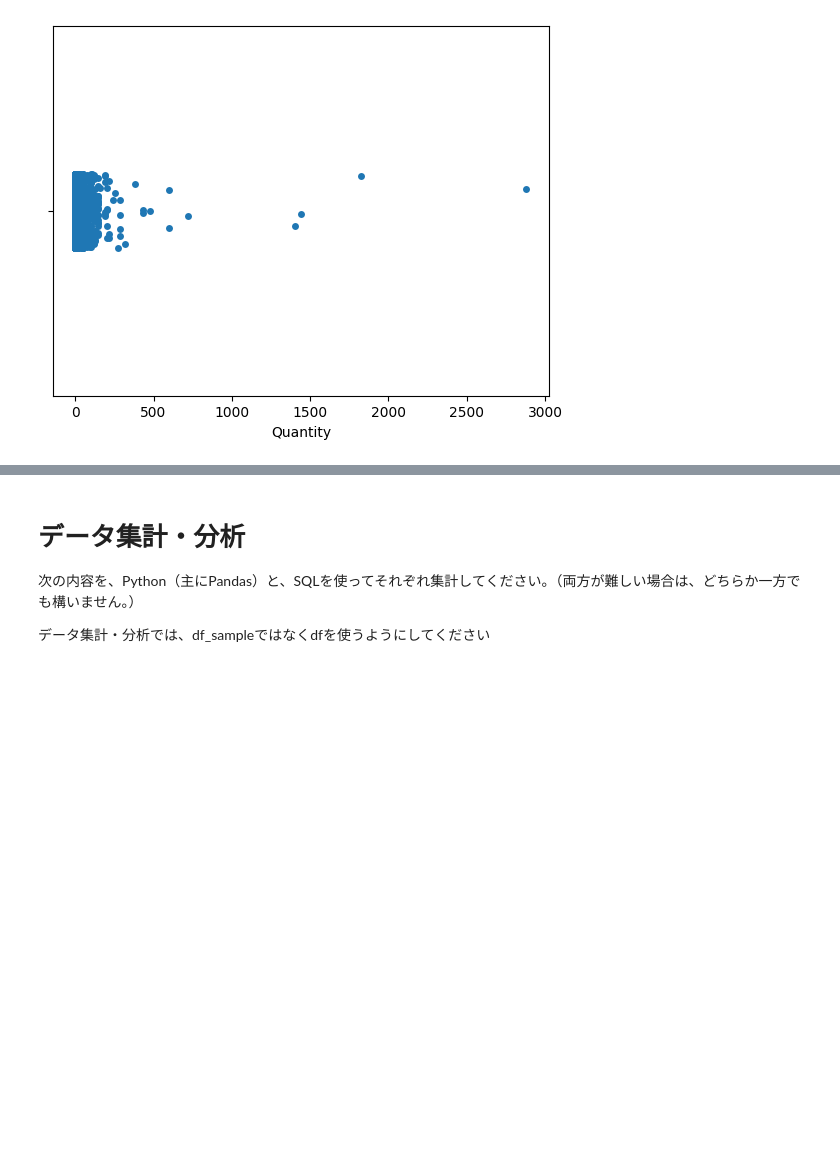
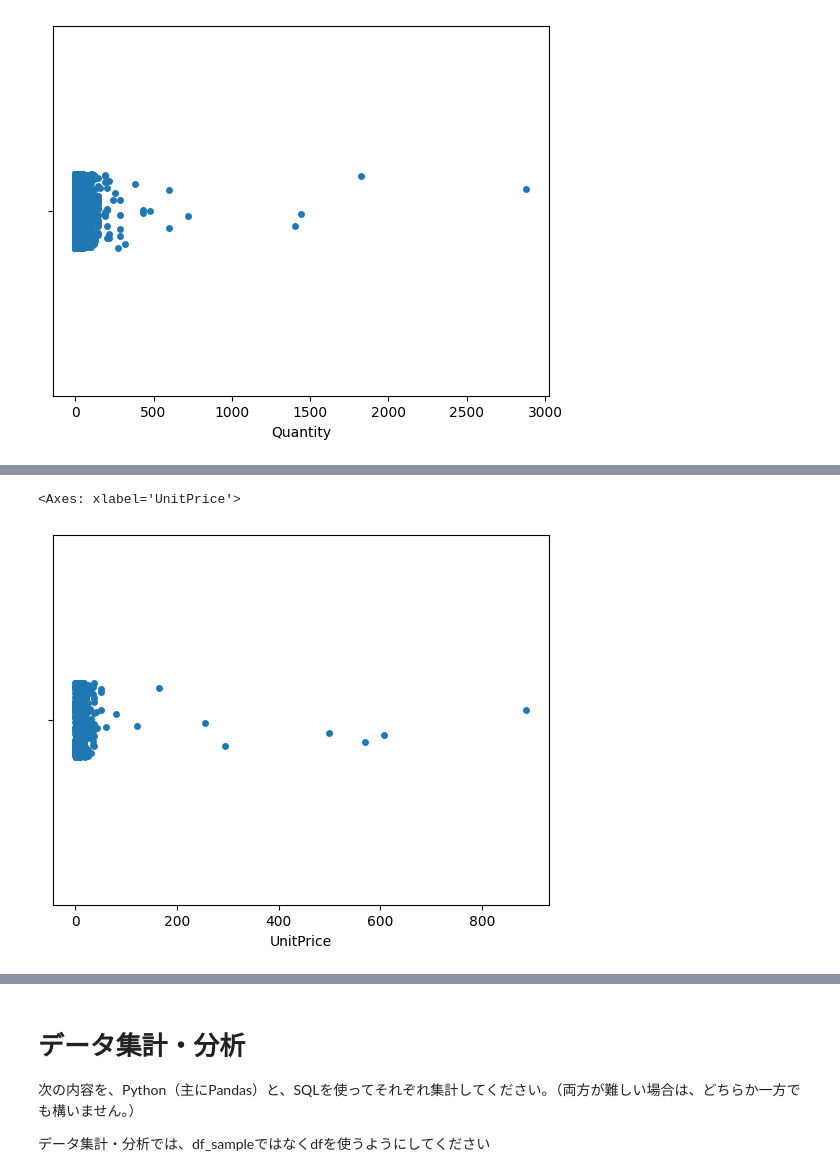
Before and after one commit to Grampus86/data-analysis-basic-kadai, a Jupyter notebook: 購買データ.ipynb, the cells around one changed output, grey strips where cells are left out. Cells and saved outputs as stored; diff of their text form; code cells hidden in the pictures; blank space fills up the shorter version.

```diff
--- a/購買データ.ipynb
+++ b/購買データ.ipynb
@@ -222,0 +233,7 @@ sns.stripplot(x='Quantity', data=df_sample)
+# %%
+#　単価の分布を可視化
+#　一部200以上のものが散見される
+sns.stripplot(x='UnitPrice', data=df_sample)
+# %% [output]
+<Axes: xlabel='UnitPrice'>
+[figure, added]
```
Also changed, not shown: parts of 2 cells of this notebook.
